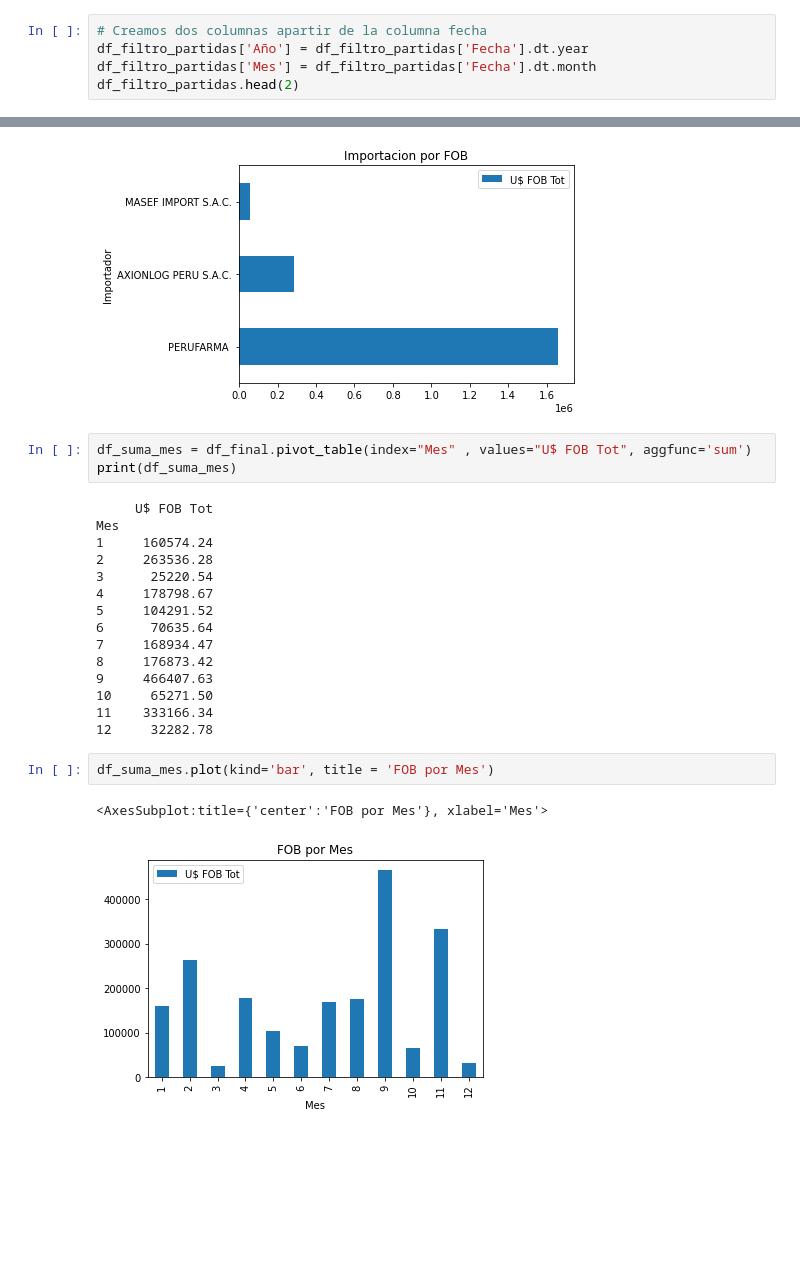
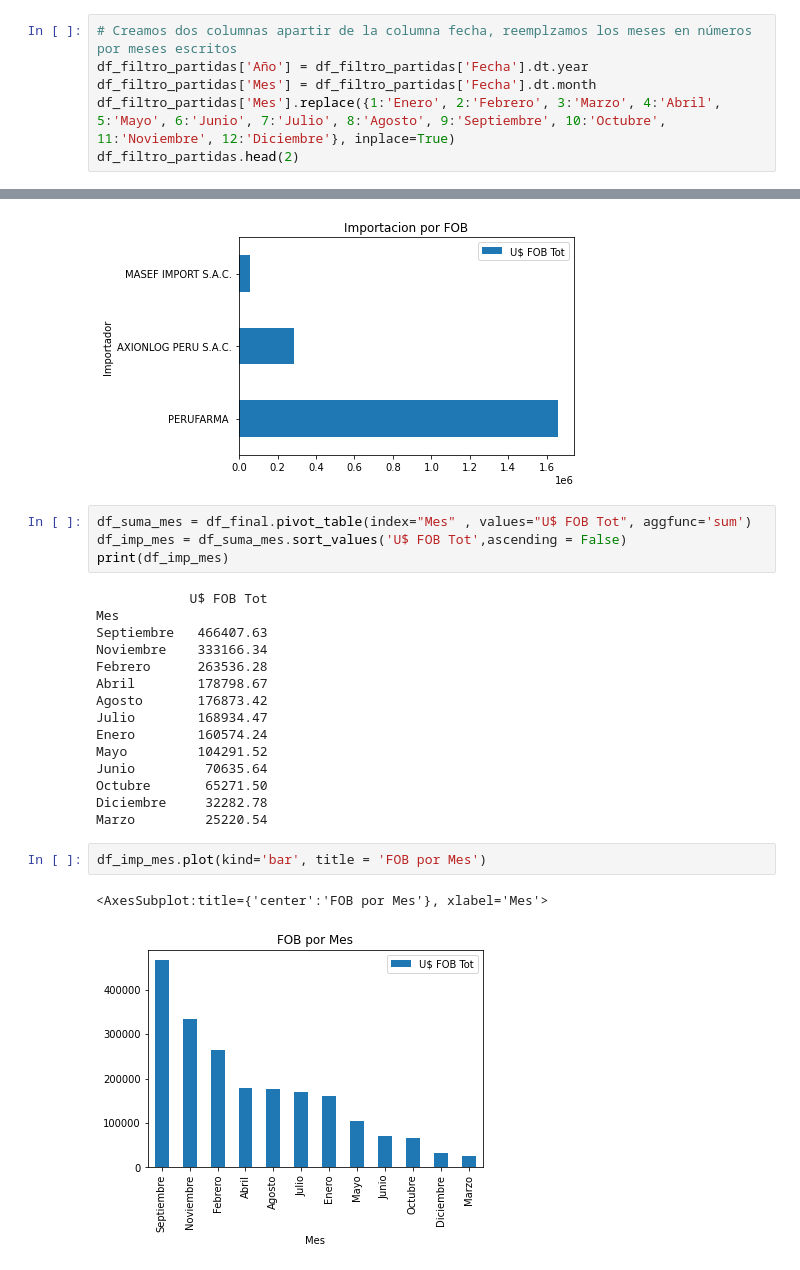
Before and after one commit to BeaL15/Python_DT, a Jupyter notebook: EDA.ipynb, the cells around one changed output, grey strips where cells are left out. Cells and saved outputs as stored; diff of their text form; blank space fills up the shorter version.

```diff
--- a/EDA.ipynb
+++ b/EDA.ipynb
@@ -55,9 +55,10 @@ df_filtro_partidas.shape
 # %% [output]
 (212, 16)
 # %%
-# Creamos dos columnas apartir de la columna fecha
+# Creamos dos columnas apartir de la columna fecha, reemplzamos los meses en números por meses escritos
 df_filtro_partidas['Año'] = df_filtro_partidas['Fecha'].dt.year
 df_filtro_partidas['Mes'] = df_filtro_partidas['Fecha'].dt.month
+df_filtro_partidas['Mes'].replace({1:'Enero', 2:'Febrero', 3:'Marzo', 4:'Abril', 5:'Mayo', 6:'Junio', 7:'Julio', 8:'Agosto', 9:'Septiembre', 10:'Octubre', 11:'Noviembre', 12:'Diciembre'}, inplace=True)
 df_filtro_partidas.head(2)
 # %% [output]
 A value is trying to be set on a copy of a slice from a DataFrame.
@@ -119,24 +125,25 @@ df_imp_fob.head(3).plot(kind='barh', title = 'Importacion por FOB')
 [figure]
 # %%
 df_suma_mes = df_final.pivot_table(index="Mes" , values="U$ FOB Tot", aggfunc='sum')
-print(df_suma_mes)
+df_imp_mes = df_suma_mes.sort_values('U$ FOB Tot',ascending = False)
+print(df_imp_mes)
 # %% [output]
-     U$ FOB Tot
+            U$ FOB Tot
 Mes
-1     160574.24
-2     263536.28
-3      25220.54
-4     178798.67
-5     104291.52
-6      70635.64
-7     168934.47
-8     176873.42
-9     466407.63
-10     65271.50
-11    333166.34
-12     32282.78
+Septiembre   466407.63
+Noviembre    333166.34
+Febrero      263536.28
+Abril        178798.67
+Agosto       176873.42
+Julio        168934.47
+Enero        160574.24
+Mayo         104291.52
+Junio         70635.64
+Octubre       65271.50
+Diciembre     32282.78
+Marzo         25220.54
 # %%
-df_suma_mes.plot(kind='bar', title = 'FOB por Mes')
+df_imp_mes.plot(kind='bar', title = 'FOB por Mes')
 # %% [output]
 <AxesSubplot:title={'center':'FOB por Mes'}, xlabel='Mes'>
-[figure, old version]
+[figure, new version]
```
Also changed, not shown: parts of 8 cells of this notebook.
